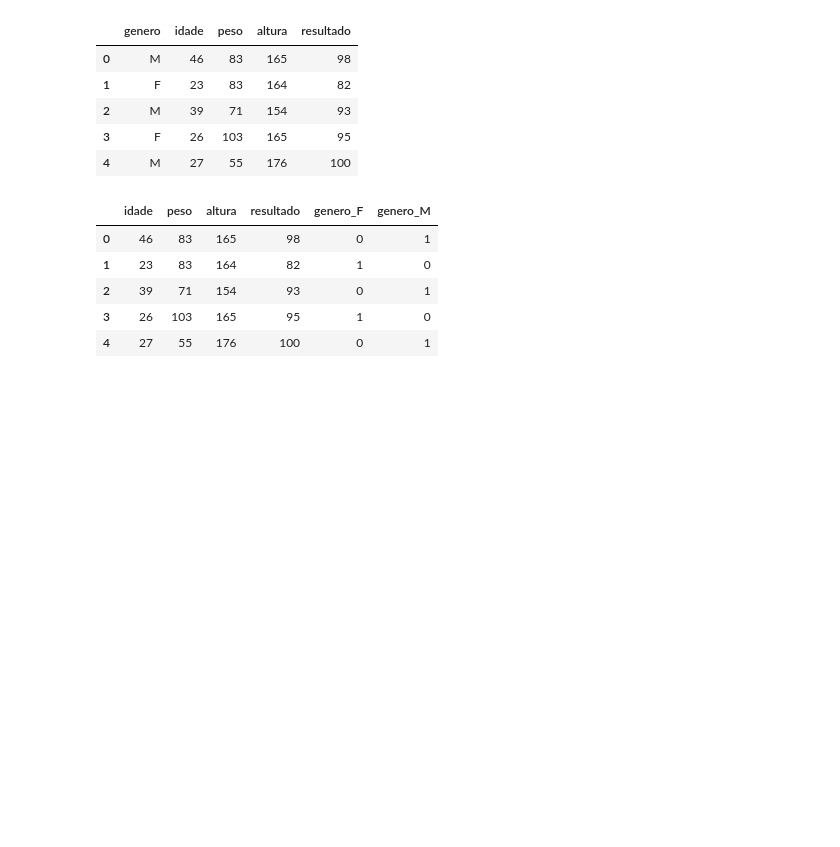
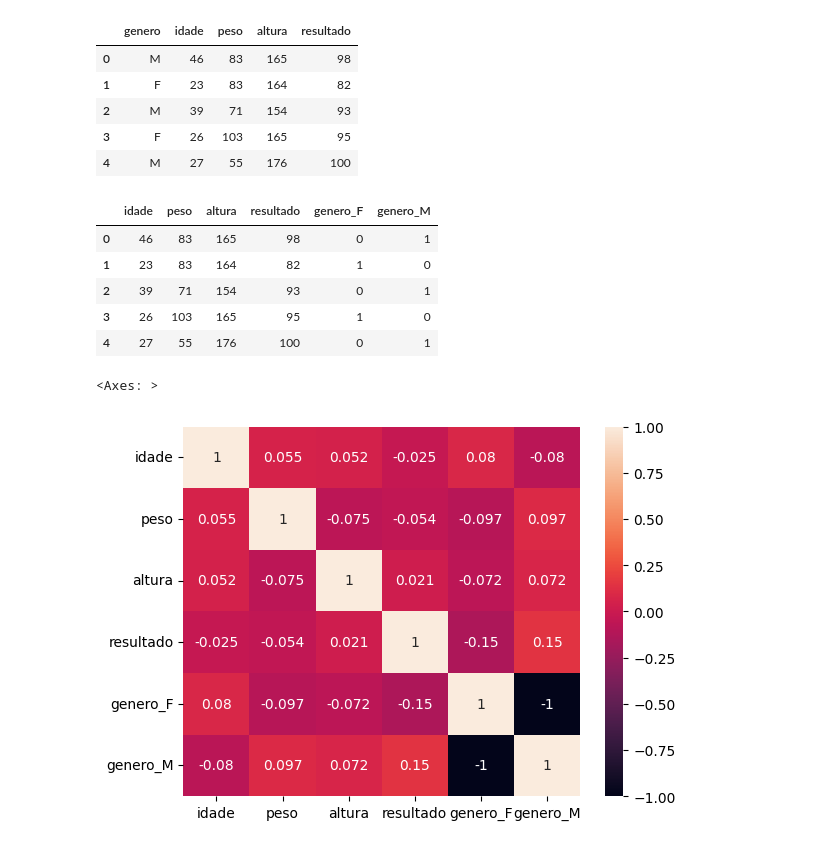
Before and after one commit to rcmonteiro/curso-ia-rocketseat, a Jupyter notebook: modelo_diabetes/modelo_diabetes.ipynb, the cells around one changed output. Saved outputs shown, nothing was run; the diff lists cells and outputs as text; code cells hidden in the pictures; blank space fills up the shorter version.

```diff
--- a/modelo_diabetes/modelo_diabetes.ipynb
+++ b/modelo_diabetes/modelo_diabetes.ipynb
@@ -63,3 +63,11 @@ df_exames.head()
 | 2 | 39 | 71 | 154 | 93 | 0 | 1 |
 | 3 | 26 | 103 | 165 | 95 | 1 | 0 |
 | 4 | 27 | 55 | 176 | 100 | 0 | 1 |
+# %%
+# Apresentar o mapa de calor com correlação entre variáveis
+
+import seaborn as sns
+sns.heatmap(df_exames.corr(), annot=True, vmax=1, vmin=-1)
+# %% [output]
+<Axes: >
+[figure, added]
```
Also changed, not shown: parts of 2 cells of this notebook, 2 other files.
